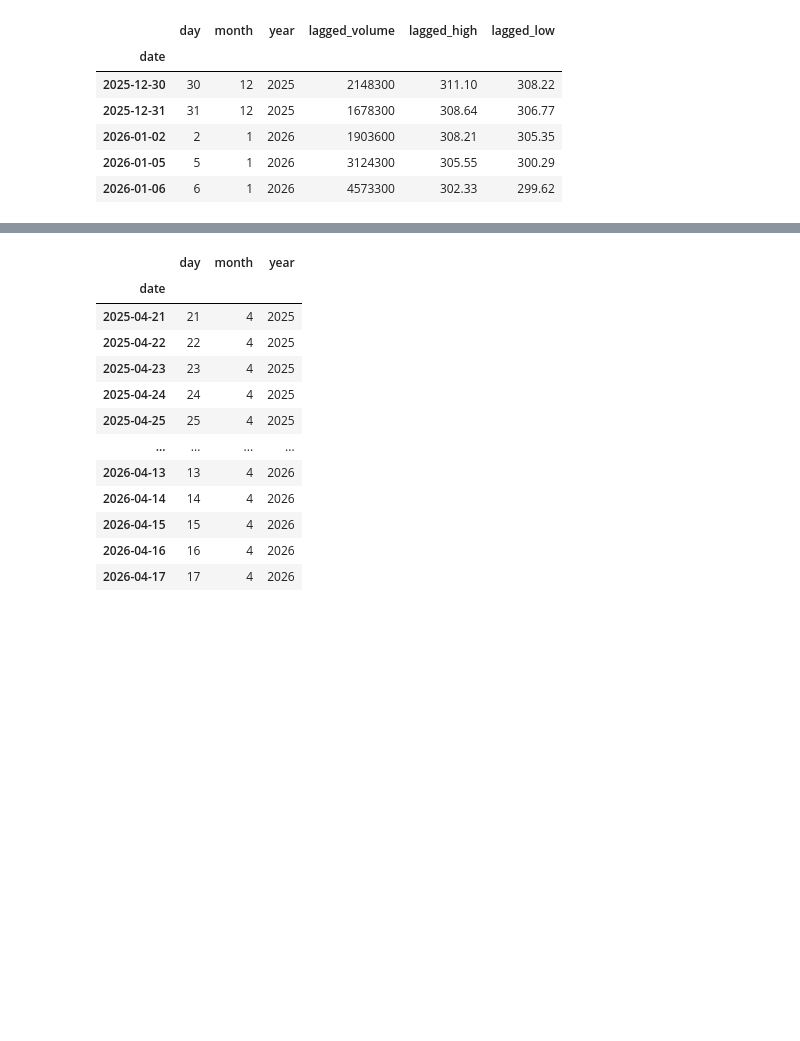
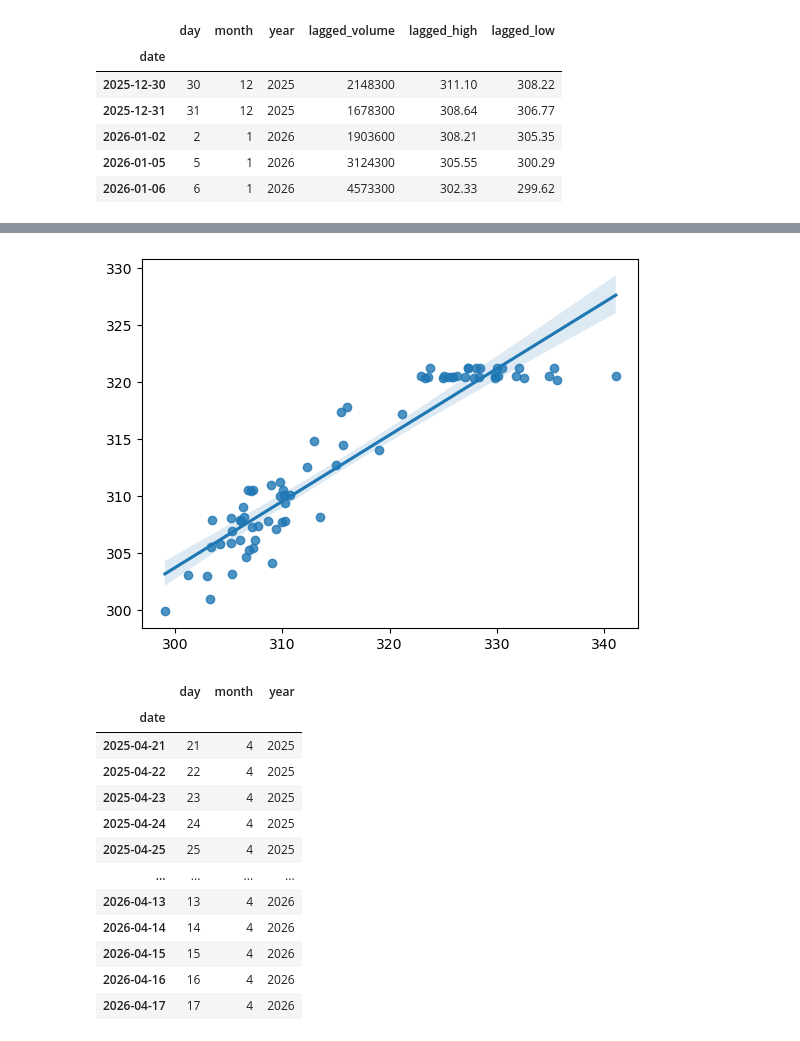
Before and after one commit to Thomas-Nguyen12/NewsApplication, a Jupyter notebook: notebooks/time_series_analysis.ipynb, the cells around one changed output, grey strips where cells are left out. Saved outputs shown, nothing was run; the diff lists cells and outputs as text; code cells hidden in the pictures; blank space fills up the shorter version.

```diff
--- a/notebooks/time_series_analysis.ipynb
+++ b/notebooks/time_series_analysis.ipynb
@@ -1121,3 +1142,9 @@ plt.legend(['Actual', 'prediction'])
+# %%
+sns.regplot(x=Y_test, y=grid_predictions)
+
+plt.show()
+# %% [output]
+[figure, added]
 # %%
 X
 # %% [output]
```
Also changed, not shown: parts of 7 cells of this notebook, 1 other file.
